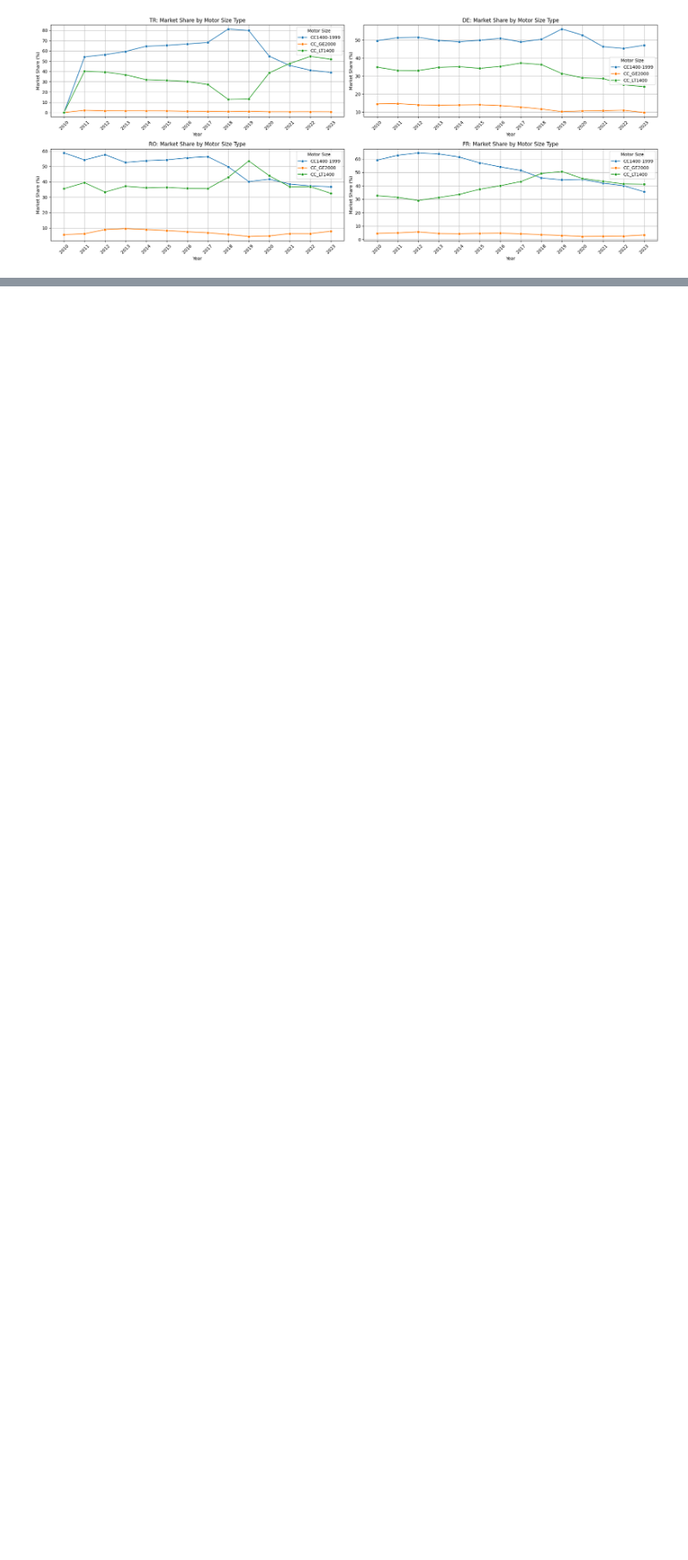
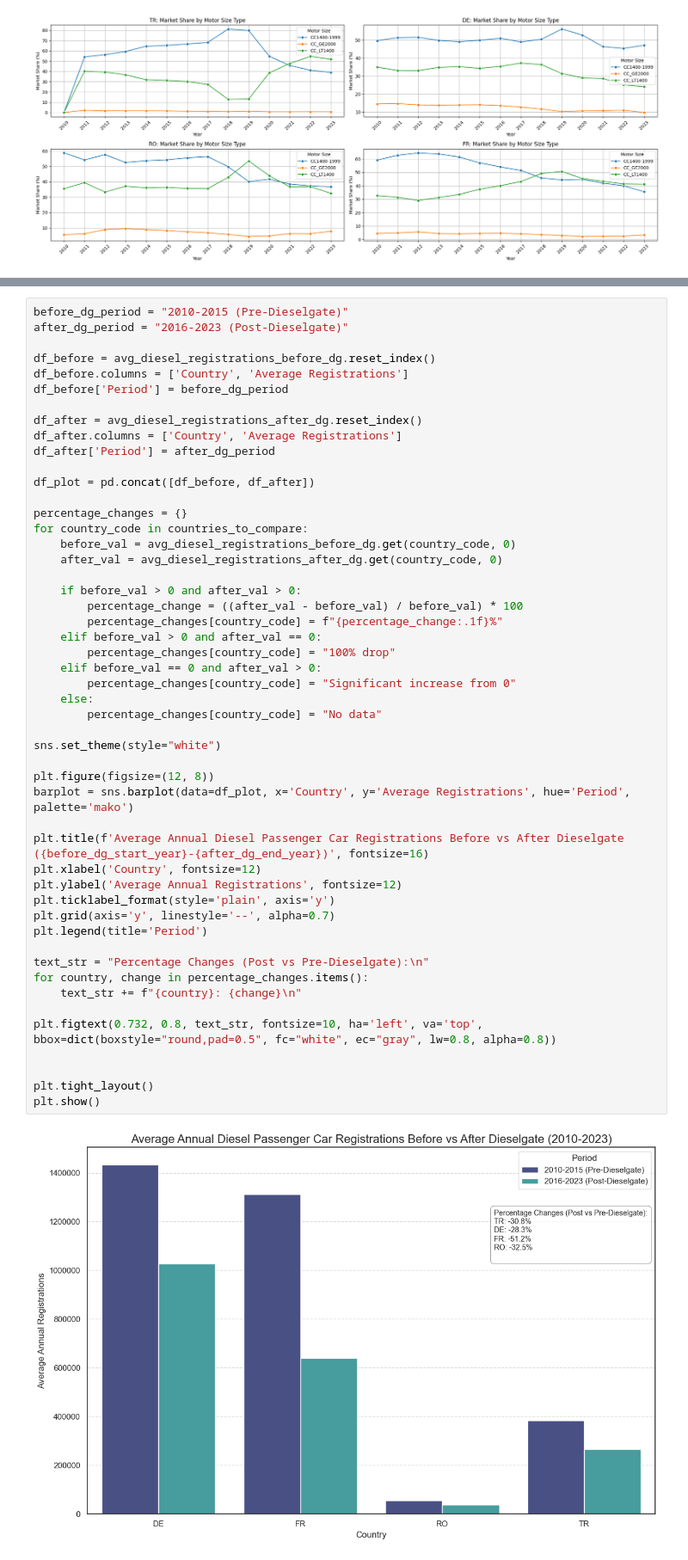
Before and after one commit to dogan-the-analyst/European_Passenger_Car_Market_Analysis, a Jupyter notebook: Automotive_Data_Analysis.ipynb, the cells around one changed output, grey strips where cells are left out. Shown at 86% size. Cells and saved outputs as stored; diff of their text form; blank space fills up the shorter version.

Commit message:
impact of dieselgate scandal

```diff
--- a/Automotive_Data_Analysis.ipynb
+++ b/Automotive_Data_Analysis.ipynb
@@ -681,0 +822,52 @@ plt.show()
+# %%
+before_dg_period = "2010-2015 (Pre-Dieselgate)"
+after_dg_period = "2016-2023 (Post-Dieselgate)"
+
+df_before = avg_diesel_registrations_before_dg.reset_index()
+df_before.columns = ['Country', 'Average Registrations']
+df_before['Period'] = before_dg_period
+
+df_after = avg_diesel_registrations_after_dg.reset_index()
+df_after.columns = ['Country', 'Average Registrations']
+df_after['Period'] = after_dg_period
+
+df_plot = pd.concat([df_before, df_after])
+
+percentage_changes = {}
+for country_code in countries_to_compare:
+    before_val = avg_diesel_registrations_before_dg.get(country_code, 0)
+    after_val = avg_diesel_registrations_after_dg.get(country_code, 0)
+
+    if before_val > 0 and after_val > 0:
+        percentage_change = ((after_val - before_val) / before_val) * 100
+        percentage_changes[country_code] = f"{percentage_change:.1f}%"
+    elif before_val > 0 and after_val == 0:
+        percentage_changes[country_code] = "100% drop"
+    elif before_val == 0 and after_val > 0:
+        percentage_changes[country_code] = "Significant increase from 0"
+    else:
+        percentage_changes[country_code] = "No data"
+
+sns.set_theme(style="white")
+
+plt.figure(figsize=(12, 8))
+barplot = sns.barplot(data=df_plot, x='Country', y='Average Registrations', hue='Period', palette='mako')
+
+plt.title(f'Average Annual Diesel Passenger Car Registrations Before vs After Dieselgate ({before_dg_start_year}-{after_dg_end_year})', fontsize=16)
+plt.xlabel('Country', fontsize=12)
+plt.ylabel('Average Annual Registrations', fontsize=12)
+plt.ticklabel_format(style='plain', axis='y')
+plt.grid(axis='y', linestyle='--', alpha=0.7)
+plt.legend(title='Period')
+
+text_str = "Percentage Changes (Post vs Pre-Dieselgate):\n"
+for country, change in percentage_changes.items():
+    text_str += f"{country}: {change}\n"
+
+plt.figtext(0.732, 0.8, text_str, fontsize=10, ha='left', va='top', bbox=dict(boxstyle="round,pad=0.5", fc="white", ec="gray", lw=0.8, alpha=0.8))
+
+
+plt.tight_layout()
+plt.show()
+# %% [output]
+[figure, added]
```
Also changed, not shown: parts of 4 cells of this notebook, 3 other files.
